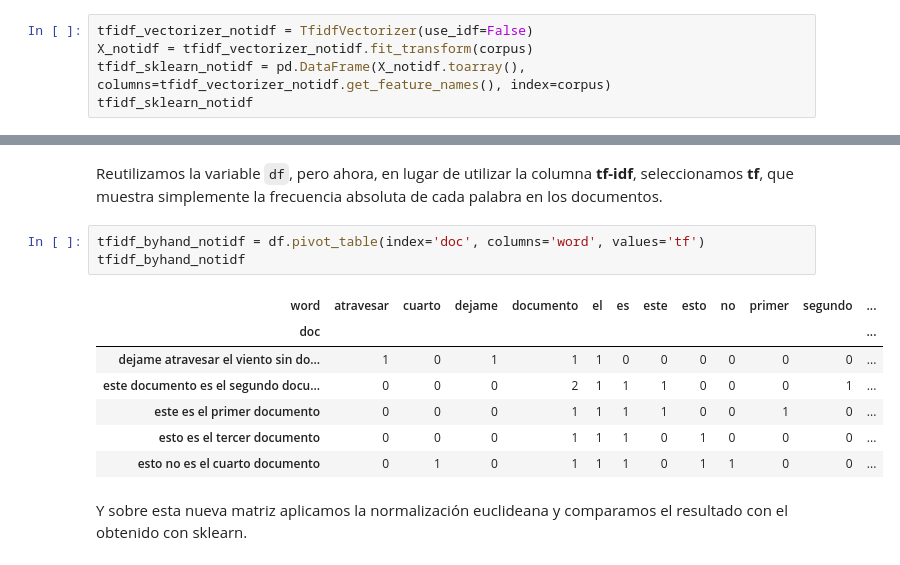
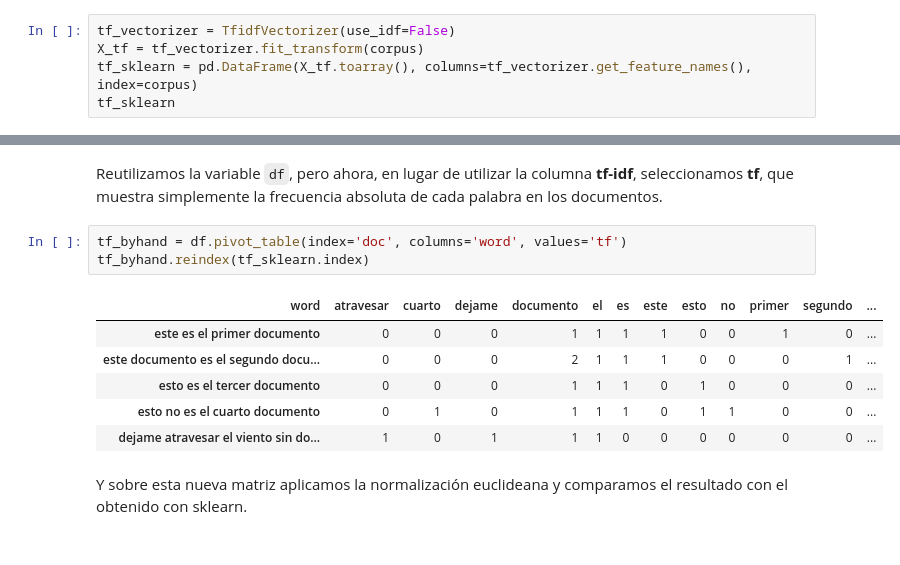
Before and after one commit to macfernandez/nlp-with-pytorch, a Jupyter notebook: fill_in_the_gaps/tf-idf.ipynb, the cells around one changed output, grey strips where cells are left out. Cells and saved outputs as stored; diff of their text form.

```diff
--- a/fill_in_the_gaps/tf-idf.ipynb
+++ b/fill_in_the_gaps/tf-idf.ipynb
@@ -360,10 +360,10 @@ Ahora bien, al comienzo de esta notebook, dijimos que la fórmula para calcular
 
 Una de las opciones que permite `sklearn` es no considerar el _idf_ para el cálculo. En este caso, solo se consideraría el _tf_ y luego se lo normalizaría con la normalización euclideana.
 # %%
-tfidf_vectorizer_notidf = TfidfVectorizer(use_idf=False)
-X_notidf = tfidf_vectorizer_notidf.fit_transform(corpus)
-tfidf_sklearn_notidf = pd.DataFrame(X_notidf.toarray(), columns=tfidf_vectorizer_notidf.get_feature_names(), index=corpus)
-tfidf_sklearn_notidf
+tf_vectorizer = TfidfVectorizer(use_idf=False)
+X_tf = tf_vectorizer.fit_transform(corpus)
+tf_sklearn = pd.DataFrame(X_tf.toarray(), columns=tf_vectorizer.get_feature_names(), index=corpus)
+tf_sklearn
 # %% [output]
 |  | atravesar | cuarto | dejame | documento | el | es | este | esto | no | primer | segundo | ... |
 | este es el primer documento | 0.000000 | 0.000000 | 0.000000 | 0.447214 | 0.447214 | 0.447214 | 0.447214 | 0.000000 | 0.000000 | 0.447214 | 0.000000 | ... |
@@ -374,16 +374,15 @@ tfidf_sklearn_notidf
 # %% [markdown]
 Reutilizamos la variable `df`, pero ahora, en lugar de utilizar la columna **tf-idf**, seleccionamos **tf**, que muestra simplemente la frecuencia absoluta de cada palabra en los documentos.
 # %%
-tfidf_byhand_notidf = df.pivot_table(index='doc', columns='word', values='tf')
-tfidf_byhand_notidf
+tf_byhand = df.pivot_table(index='doc', columns='word', values='tf')
+tf_byhand.reindex(tf_sklearn.index)
 # %% [output]
 | word | atravesar | cuarto | dejame | documento | el | es | este | esto | no | primer | segundo | ... |
-| doc |  |  |  |  |  |  |  |  |  |  |  | ... |
-| dejame atravesar el viento sin do... | 1 | 0 | 1 | 1 | 1 | 0 | 0 | 0 | 0 | 0 | 0 | ... |
+| este es el primer documento | 0 | 0 | 0 | 1 | 1 | 1 | 1 | 0 | 0 | 1 | 0 | ... |
 | este documento es el segundo docu... | 0 | 0 | 0 | 2 | 1 | 1 | 1 | 0 | 0 | 0 | 1 | ... |
-| este es el primer documento | 0 | 0 | 0 | 1 | 1 | 1 | 1 | 0 | 0 | 1 | 0 | ... |
 | esto es el tercer documento | 0 | 0 | 0 | 1 | 1 | 1 | 0 | 1 | 0 | 0 | 0 | ... |
 | esto no es el cuarto documento | 0 | 1 | 0 | 1 | 1 | 1 | 0 | 1 | 1 | 0 | 0 | ... |
+| dejame atravesar el viento sin do... | 1 | 0 | 1 | 1 | 1 | 0 | 0 | 0 | 0 | 0 | 0 | ... |
 # %% [markdown]
 Y sobre esta nueva matriz aplicamos la normalización euclideana y comparamos el resultado con el obtenido con sklearn.
 # %%
```
Also changed, not shown: parts of 31 cells of this notebook.
